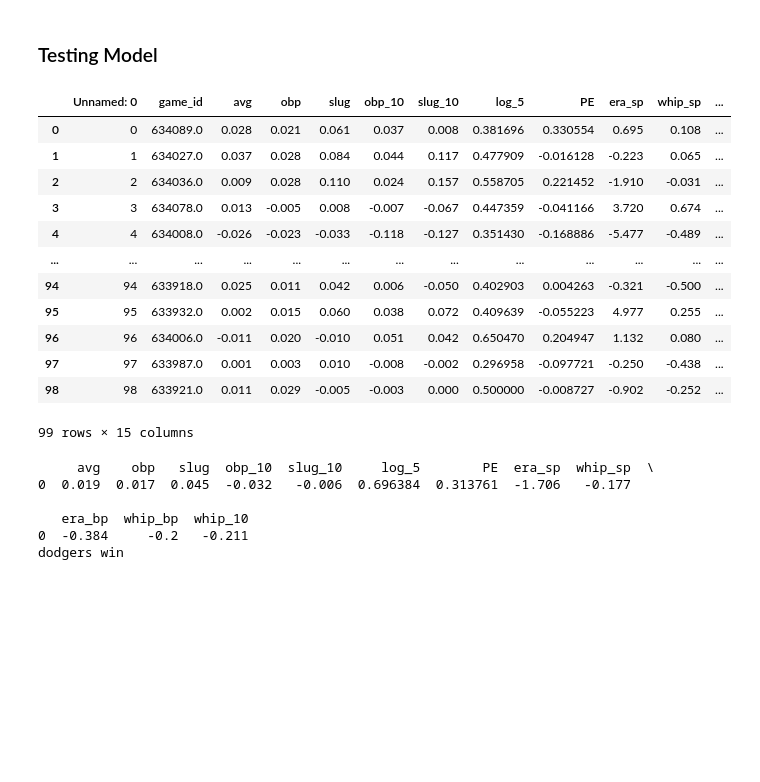
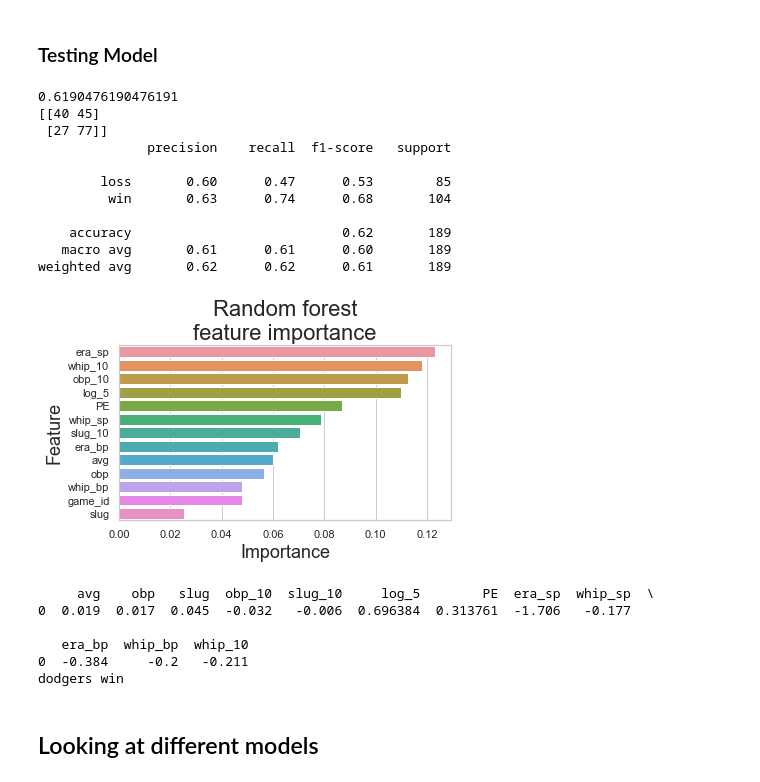
Before and after one commit to P-Smyth/Baseball-Stats-Project, a Jupyter notebook: Model Implementation Test.ipynb, the cells around one changed output. Saved outputs shown, nothing was run; the diff lists cells and outputs as text; code cells hidden in the pictures; blank space fills up the shorter version.

Commit message:
df for first 950 games, feature importance

```diff
--- a/Model Implementation Test.ipynb
+++ b/Model Implementation Test.ipynb
@@ -559,21 +561,3 @@ df7 = pd.read_csv('Games_551_650.csv')
 df8 = pd.read_csv('Games_651_750.csv')
 df9 = pd.read_csv('Games_751_850.csv')
 df10 = pd.read_csv('Games_851_950.csv')
-# %%
-df3
-# %% [output]
-|  | Unnamed: 0 | game_id | avg | obp | slug | obp_10 | slug_10 | log_5 | PE | era_sp | whip_sp | ... |
-| 0 | 0 | 634089.0 | 0.028 | 0.021 | 0.061 | 0.037 | 0.008 | 0.381696 | 0.330554 | 0.695 | 0.108 | ... |
-| 1 | 1 | 634027.0 | 0.037 | 0.028 | 0.084 | 0.044 | 0.117 | 0.477909 | -0.016128 | -0.223 | 0.065 | ... |
-| 2 | 2 | 634036.0 | 0.009 | 0.028 | 0.110 | 0.024 | 0.157 | 0.558705 | 0.221452 | -1.910 | -0.031 | ... |
-| 3 | 3 | 634078.0 | 0.013 | -0.005 | 0.008 | -0.007 | -0.067 | 0.447359 | -0.041166 | 3.720 | 0.674 | ... |
-| 4 | 4 | 634008.0 | -0.026 | -0.023 | -0.033 | -0.118 | -0.127 | 0.351430 | -0.168886 | -5.477 | -0.489 | ... |
-| ... | ... | ... | ... | ... | ... | ... | ... | ... | ... | ... | ... | ... |
-| 94 | 94 | 633918.0 | 0.025 | 0.011 | 0.042 | 0.006 | -0.050 | 0.402903 | 0.004263 | -0.321 | -0.500 | ... |
-| 95 | 95 | 633932.0 | 0.002 | 0.015 | 0.060 | 0.038 | 0.072 | 0.409639 | -0.055223 | 4.977 | 0.255 | ... |
-| 96 | 96 | 634006.0 | -0.011 | 0.020 | -0.010 | 0.051 | 0.042 | 0.650470 | 0.204947 | 1.132 | 0.080 | ... |
-| 97 | 97 | 633987.0 | 0.001 | 0.003 | 0.010 | -0.008 | -0.002 | 0.296958 | -0.097721 | -0.250 | -0.438 | ... |
-| 98 | 98 | 633921.0 | 0.011 | 0.029 | -0.005 | -0.003 | 0.000 | 0.500000 | -0.008727 | -0.902 | -0.252 | ... |
-99 rows × 15 columns
-# %%
-df3.drop(columns = 'Unnamed: 0', inplace = True)
@@ -582,32 +570,73 @@ df3.to_csv('Games_201_300.csv')
 # %%
+#Creating one df for all the data, dropping game_id
 frames = [df1, df2, df3, df4, df5, df6, df7, df8, df9, df10]
 result = pd.concat(frames)
+df = result.copy()
+df.drop(columns = 'game_id', inplace = True)
 # %%
 #Training Model on first 100 games to start
 from sklearn.model_selection import train_test_split
 from sklearn.ensemble import RandomForestClassifier
 from sklearn.metrics import classification_report, confusion_matrix, accuracy_score
 
 
 #Defining X and y variables
-X = df.drop(['game_id','home_win'], axis=1)
+X = df.drop(['home_win'], axis=1)
 y = df['home_win']
 
 x_train, x_test, y_train, y_test = train_test_split(X, y, test_size=0.2, random_state=10)
 
 n_estimators = 10
 max_depth = 6
 max_features = 3
 
 #Script for Logistical Regression
 global model
 model = RandomForestClassifier(n_estimators = n_estimators, max_depth = max_depth, max_features = max_features, random_state=10)
 model.fit(x_train,y_train)
 y_pred = model.predict(x_test)
 target_names=['loss', 'win']
+
+# Calculate feature importance in random forest
+importances = model.feature_importances_
+labels = df.columns
+feature_df = pd.DataFrame(list(zip(labels, importances)), columns = ["feature","importance"])
+feature_df = feature_df.sort_values(by='importance', ascending=False,)
+
+# image formatting
+axis_fs = 18 #fontsize
+title_fs = 22 #fontsize
+sns.set(style="whitegrid")
+
+ax = sns.barplot(x="importance", y="feature", data=feature_df)
+ax.set_xlabel('Importance',fontsize = axis_fs)
+ax.set_ylabel('Feature', fontsize = axis_fs)#ylabel
+ax.set_title('Random forest\nfeature importance', fontsize = title_fs)
+
+plt.tight_layout()
+plt.savefig("feature_importance.png",dpi=120)
+
+
 print(accuracy_score(y_test, y_pred))
+# Report training set score
+train_score = model.score(x_train, y_train) * 100
+# Report test set score
+test_score = model.score(x_test, y_test) * 100
 print(confusion_matrix(y_test,y_pred))
 print(classification_report(y_test,y_pred,target_names=target_names))
+# %% [output]
+0.6190476190476191
+[[40 45]
+ [27 77]]
+              precision    recall  f1-score   support
+
+        loss       0.60      0.47      0.53        85
+         win       0.63      0.74      0.68       104
+
+    accuracy                           0.62       189
+   macro avg       0.61      0.61      0.60       189
+weighted avg       0.62      0.62      0.61       189
+[figure, added]
 # %%
 def model_run():
     #Inputting both teams in the matchup
@@ -669,3 +698,5 @@ model_run()
    era_bp  whip_bp  whip_10
 0  -0.384     -0.2   -0.211
 dodgers win
+# %% [markdown]
+## Looking at different models
```
Also changed, not shown: parts of 3 cells of this notebook.
